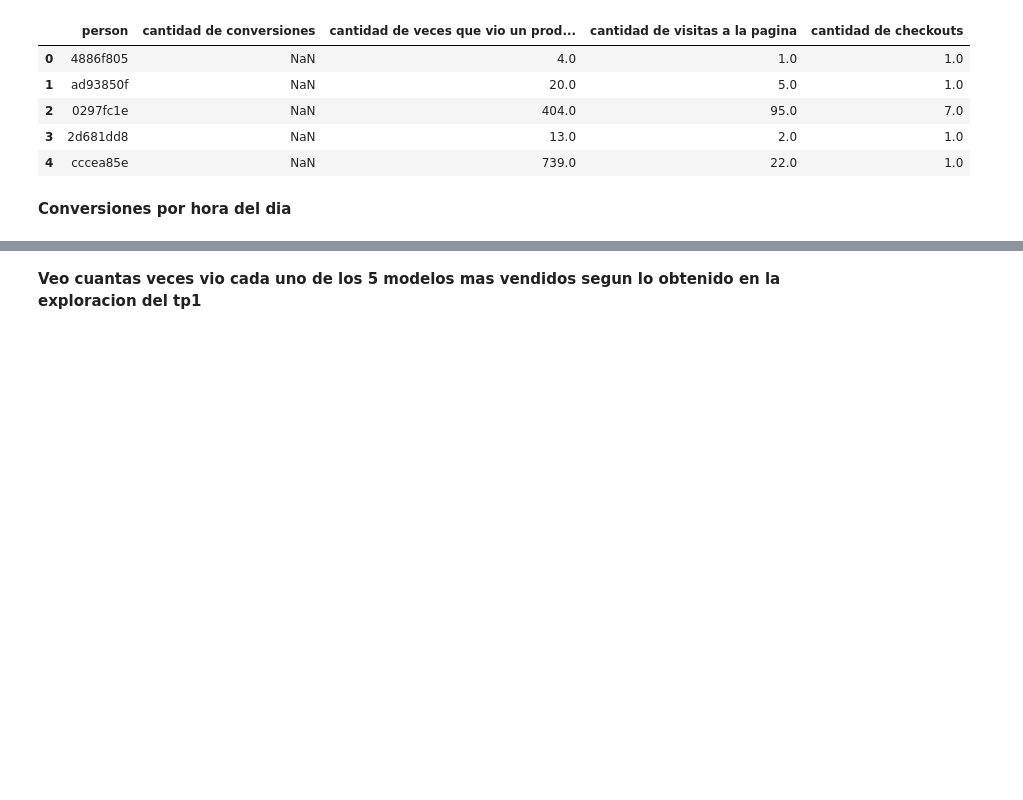
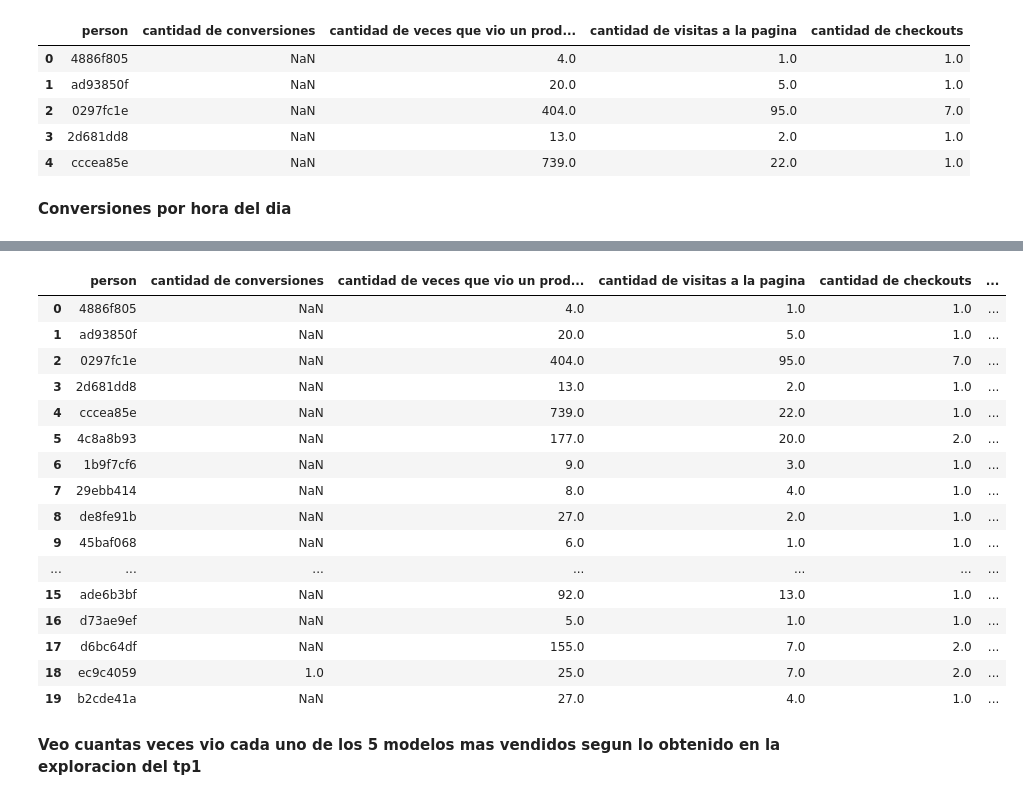
Before and after one commit to Blaz77/DatosReloaded, a Jupyter notebook: TP2/resolucion2.ipynb, the cells around one changed output, grey strips where cells are left out. Saved outputs shown, nothing was run; the diff lists cells and outputs as text; code cells hidden in the pictures; blank space fills up the shorter version.

Commit message:
agregue la cantidad de veces que cada ususario visito el sitio en el horario donde se ralizaron la mayor parte de las conversiones

```diff
--- a/TP2/resolucion2.ipynb
+++ b/TP2/resolucion2.ipynb
@@ -54,3 +56,5 @@ events_data['date'] = pd.to_datetime(events_data['timestamp']).dt.date
+# %%
+events_data.replace({'hour':map_hora}, inplace = True)
 # %% [markdown]
 **Cantidad de conversiones por usuario**
 # %%
@@ -254,0 +259,5 @@ plt.hist(conversions['hour'].value_counts(),bins = 24);
+# %%
+horario = pd.DataFrame()
+horario = events_data.loc[(events_data['hour'] > 12)&
+                          (events_data['event'] == 'visited site'),['person']]
+horario.head()
@@ -254,0 +271,5 @@ plt.hist(conversions['hour'].value_counts(),bins = 24);
+# %%
+horario= pd.DataFrame(horario['person'].value_counts())
+horario = horario.reset_index()
+horario.rename({'index':'person', 'person':'visitaron el sitio entre las 13hs y 24hs'}, axis = 1, inplace = True)
+horario.head()
@@ -255,3 +283,25 @@ plt.hist(conversions['hour'].value_counts(),bins = 24);
+# %%
+features = features.merge(horario, on = 'person', how = 'left')
+# %%
+features.head(20)
+# %% [output]
+|  | person | cantidad de conversiones | cantidad de veces que vio un prod... | cantidad de visitas a la pagina | cantidad de checkouts | ... |
+| 0 | 4886f805 | NaN | 4.0 | 1.0 | 1.0 | ... |
+| 1 | ad93850f | NaN | 20.0 | 5.0 | 1.0 | ... |
+| 2 | 0297fc1e | NaN | 404.0 | 95.0 | 7.0 | ... |
+| 3 | 2d681dd8 | NaN | 13.0 | 2.0 | 1.0 | ... |
+| 4 | cccea85e | NaN | 739.0 | 22.0 | 1.0 | ... |
+| 5 | 4c8a8b93 | NaN | 177.0 | 20.0 | 2.0 | ... |
+| 6 | 1b9f7cf6 | NaN | 9.0 | 3.0 | 1.0 | ... |
+| 7 | 29ebb414 | NaN | 8.0 | 4.0 | 1.0 | ... |
+| 8 | de8fe91b | NaN | 27.0 | 2.0 | 1.0 | ... |
+| 9 | 45baf068 | NaN | 6.0 | 1.0 | 1.0 | ... |
+| ... | ... | ... | ... | ... | ... | ... |
+| 15 | ade6b3bf | NaN | 92.0 | 13.0 | 1.0 | ... |
+| 16 | d73ae9ef | NaN | 5.0 | 1.0 | 1.0 | ... |
+| 17 | d6bc64df | NaN | 155.0 | 7.0 | 2.0 | ... |
+| 18 | ec9c4059 | 1.0 | 25.0 | 7.0 | 2.0 | ... |
+| 19 | b2cde41a | NaN | 27.0 | 4.0 | 1.0 | ... |
 # %% [markdown]
 **Veo cuantas veces vio cada uno de los 5 modelos mas vendidos segun lo obtenido en la exploracion del tp1**
 # %% [markdown]
```
Also changed, not shown: parts of 8 cells of this notebook.
